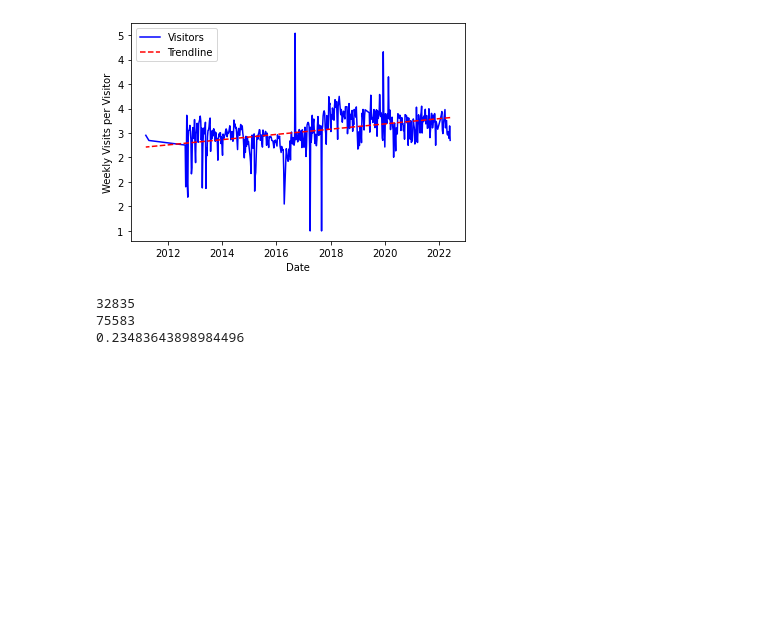
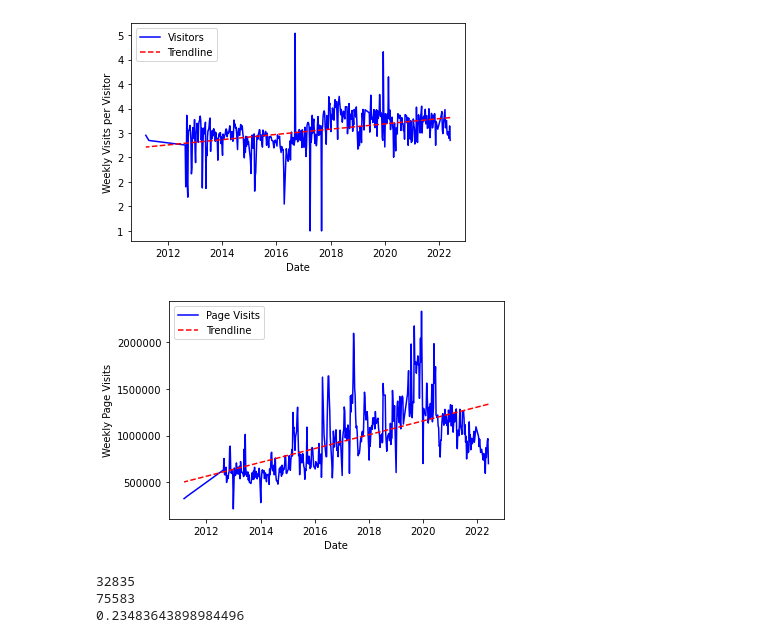
Before and after one commit to groegercesg/Guido_Fawkes_Analysis, a Jupyter notebook: analysis.ipynb, the cells around one changed output. Saved outputs shown, nothing was run; the diff lists cells and outputs as text; code cells hidden in the pictures; blank space fills up the shorter version.

```diff
--- a/analysis.ipynb
+++ b/analysis.ipynb
@@ -143,6 +143,31 @@ plt.legend()
 plt.savefig('images/visits_per_visitor.png',bbox_inches='tight')
 # %% [output]
 [figure]
+# %%
+plt.plot(articleDetails['Date'], articleDetails['Page Visits'], color='blue', label="Page Visits")
+
+# To perform the linear regression we need the dates to be numeric
+articleDetails['Date_num'] = articleDetails['Date'].map(datetime.date.toordinal)
+
+#calculate equation for trendline
+z = np.polyfit(articleDetails['Date_num'],articleDetails['Page Visits'], 1)
+p = np.poly1d(z)
+
+#add trendline to plot
+plt.plot(articleDetails['Date'], p(articleDetails['Date_num']), color='red', label="Trendline", linestyle='dashed')
+
+plt.xlabel("Date")
+plt.ylabel("Weekly Page Visits")
+
+from matplotlib.ticker import ScalarFormatter, FormatStrFormatter
+ax = plt.gca()
+ax.yaxis.set_major_formatter(FormatStrFormatter('%.0f'))
+
+plt.legend()
+#plt.show()
+plt.savefig('images/page_visits.png',bbox_inches='tight')
+# %% [output]
+[figure, added]
 # %%
 # Average weekly increase
 def averageIncrease(df, col_name, int_in):
```
Also changed, not shown: 2 other files.
